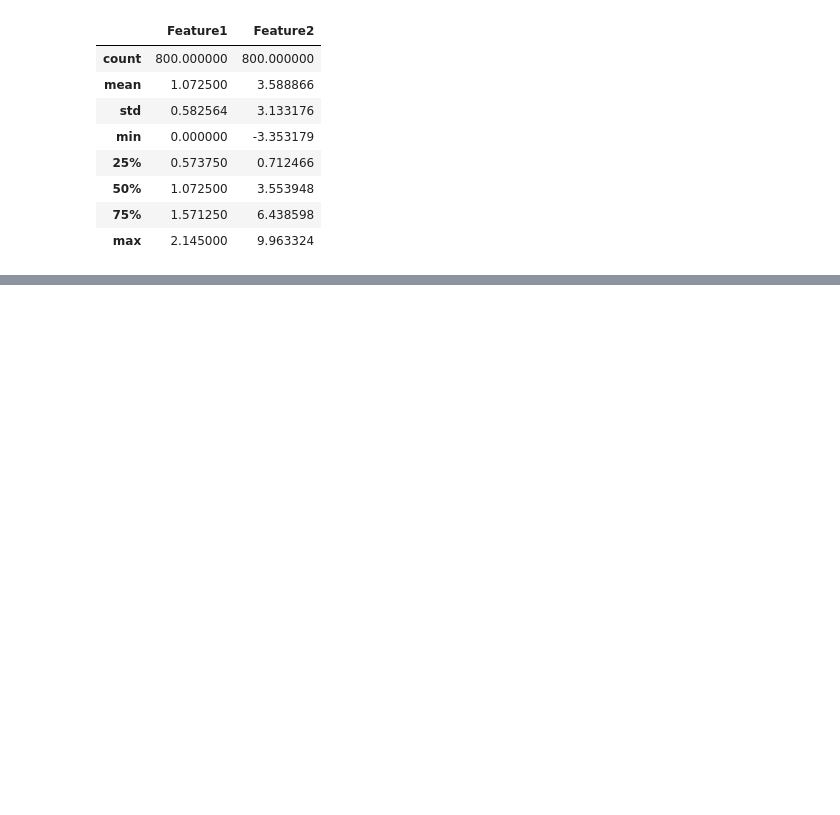
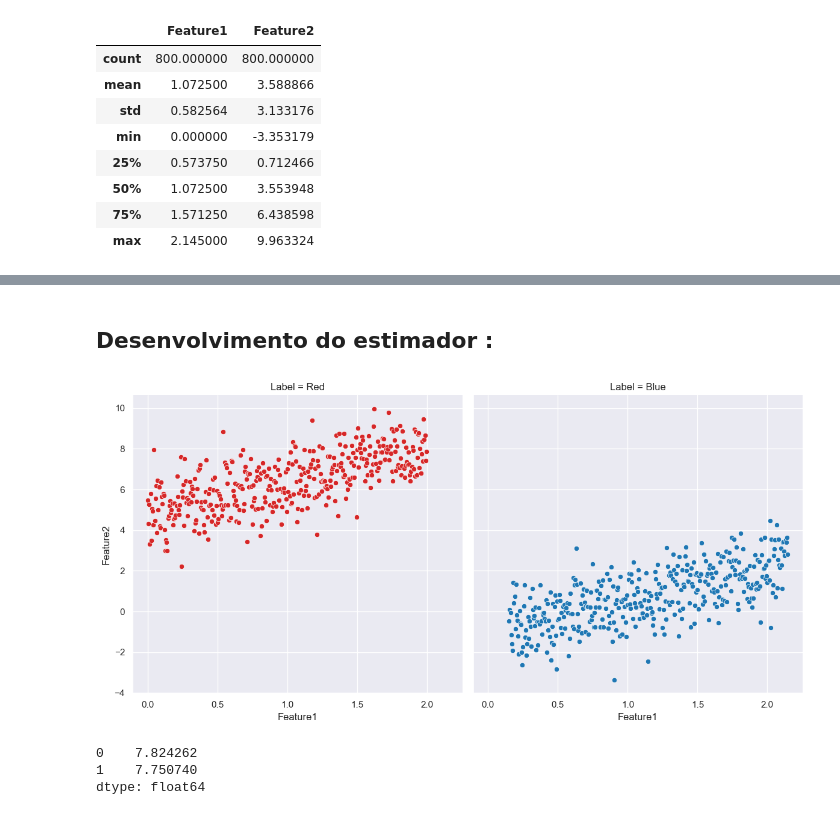
Before and after one commit to c-sant/ai-ec9, a Jupyter notebook: Carlos_Santos_N1_B1_S1_2024.ipynb, the cells around one changed output, grey strips where cells are left out. Drawn from its saved outputs; the diff is of its cells as text; code cells hidden in the pictures; blank space fills up the shorter version.

```diff
--- a/Carlos_Santos_N1_B1_S1_2024.ipynb
+++ b/Carlos_Santos_N1_B1_S1_2024.ipynb
@@ -571,0 +199,13 @@ blue_features = df_blue[["Bias", "Feature1"]]
+# %% [markdown]
+## Desenvolvimento do estimador :
+# %%
+df_red = base.loc[base["Label"] == "Red", ["Feature1", "Feature2"]]
+df_blue = base.loc[base["Label"] == "Blue", ["Feature1", "Feature2"]]
+
+grid = sns.FacetGrid(
+    base, col="Label", hue="Label", palette=["tab:red", "tab:blue"], height=6
+)
+grid.map(sns.scatterplot, "Feature1", "Feature2")
+plt.show()
+# %% [output]
+[figure, added]
@@ -571,0 +266,11 @@ blue_features = df_blue[["Bias", "Feature1"]]
+# %%
+n = base.groupby(["Label"], as_index=False).agg(
+    Min=("Feature2", "min"),
+    Max=("Feature2", "max"),
+    Mean=("Feature2", "mean")
+)
+n["Max"] - n["Min"]
+# %% [output]
+0    7.824262
+1    7.750740
+dtype: float64
```
Also changed, not shown: parts of 64 cells of this notebook.
